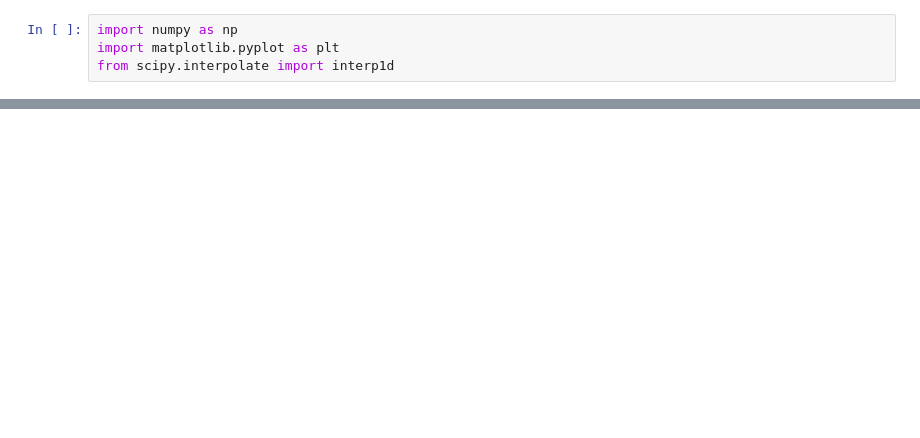
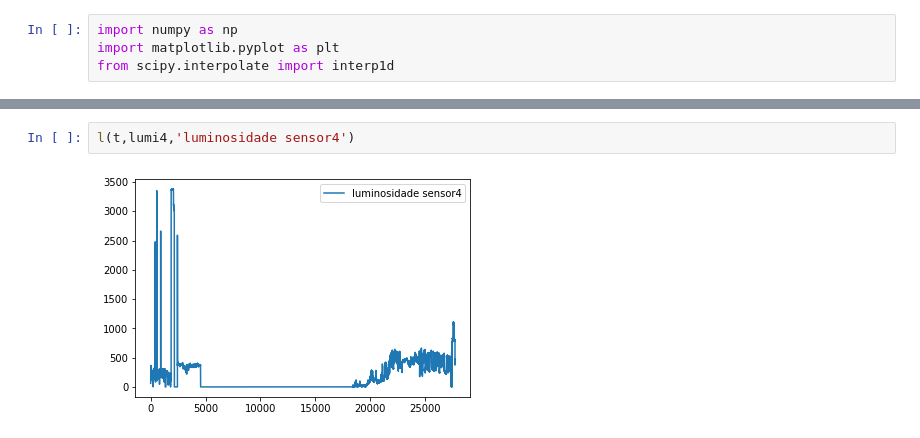
Before and after one commit to valmyr/Colaratory, a Jupyter notebook: plot_de_dados_luminosidade_interpolacao_cubic.ipynb, the cells around one changed output, grey strips where cells are left out. Drawn from its saved outputs; the diff is of its cells as text; blank space fills up the shorter version.

```diff
--- a/plot_de_dados_luminosidade_interpolacao_cubic.ipynb
+++ b/plot_de_dados_luminosidade_interpolacao_cubic.ipynb
@@ -37,0 +50,4 @@ plt.show()
+# %%
+l(t,lumi4,'luminosidade sensor4')
+# %% [output]
+[figure, added]
```
Also changed, not shown: parts of 8 cells of this notebook.
